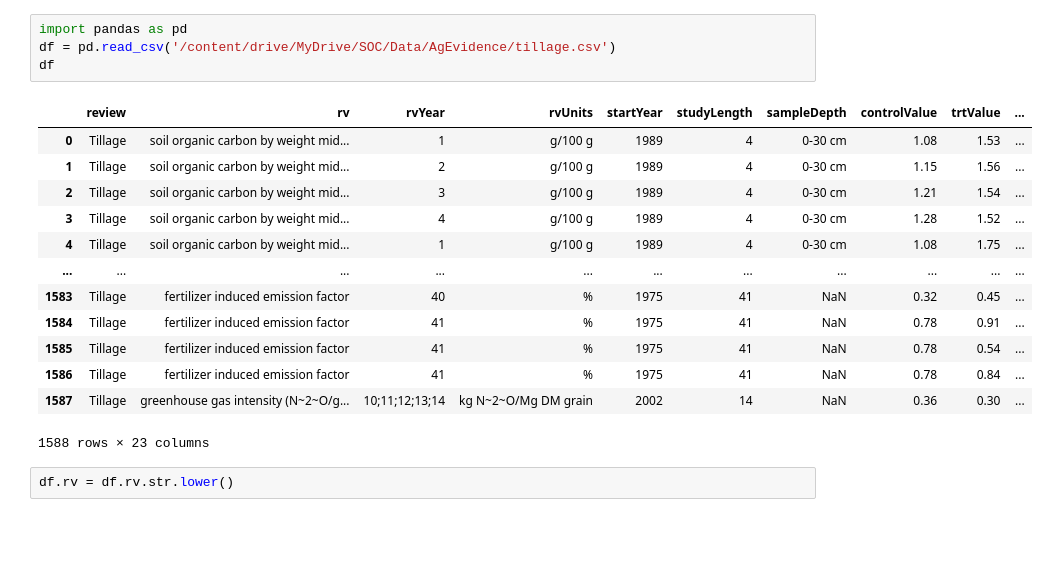
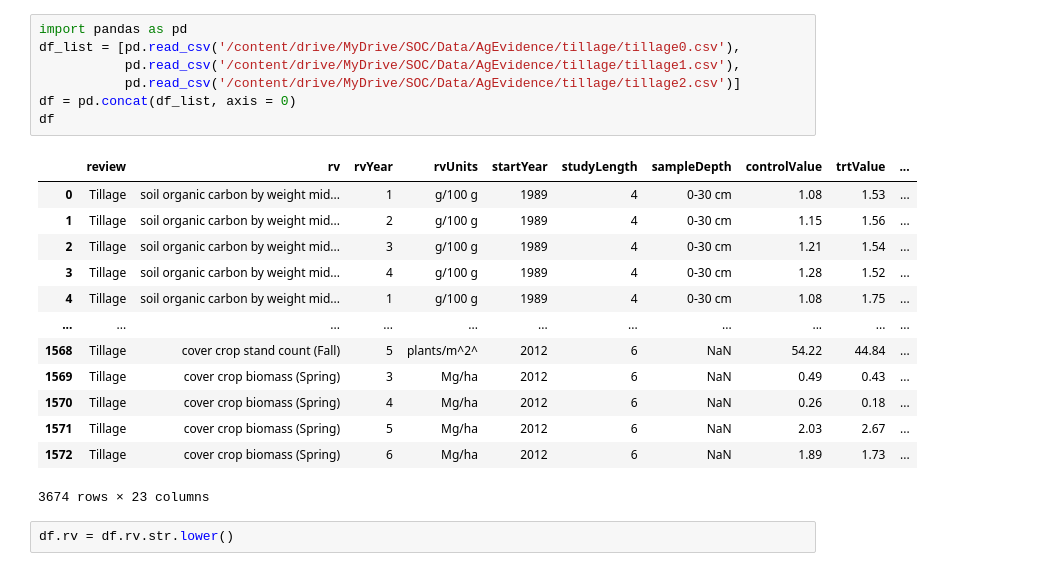
Before and after one commit to sumitbahl/SOCPrediction, a Jupyter notebook: TillagePrediction.ipynb, the cells around one changed output. Cells and saved outputs as stored; diff of their text form; blank space fills up the shorter version.

```diff
--- a/TillagePrediction.ipynb
+++ b/TillagePrediction.ipynb
@@ -1,21 +1,24 @@
 # %%
 import pandas as pd
-df = pd.read_csv('/content/drive/MyDrive/SOC/Data/AgEvidence/tillage.csv')
+df_list = [pd.read_csv('/content/drive/MyDrive/SOC/Data/AgEvidence/tillage/tillage0.csv'),
+           pd.read_csv('/content/drive/MyDrive/SOC/Data/AgEvidence/tillage/tillage1.csv'),
+           pd.read_csv('/content/drive/MyDrive/SOC/Data/AgEvidence/tillage/tillage2.csv')]
+df = pd.concat(df_list, axis = 0)
 df
 # %% [output]
 |  | review | rv | rvYear | rvUnits | startYear | studyLength | sampleDepth | controlValue | trtValue | ... |
 | 0 | Tillage | soil organic carbon by weight mid... | 1 | g/100 g | 1989 | 4 | 0-30 cm | 1.08 | 1.53 | ... |
 | 1 | Tillage | soil organic carbon by weight mid... | 2 | g/100 g | 1989 | 4 | 0-30 cm | 1.15 | 1.56 | ... |
 | 2 | Tillage | soil organic carbon by weight mid... | 3 | g/100 g | 1989 | 4 | 0-30 cm | 1.21 | 1.54 | ... |
 | 3 | Tillage | soil organic carbon by weight mid... | 4 | g/100 g | 1989 | 4 | 0-30 cm | 1.28 | 1.52 | ... |
 | 4 | Tillage | soil organic carbon by weight mid... | 1 | g/100 g | 1989 | 4 | 0-30 cm | 1.08 | 1.75 | ... |
 | ... | ... | ... | ... | ... | ... | ... | ... | ... | ... | ... |
-| 1583 | Tillage | fertilizer induced emission factor | 40 | % | 1975 | 41 | NaN | 0.32 | 0.45 | ... |
-| 1584 | Tillage | fertilizer induced emission factor | 41 | % | 1975 | 41 | NaN | 0.78 | 0.91 | ... |
-| 1585 | Tillage | fertilizer induced emission factor | 41 | % | 1975 | 41 | NaN | 0.78 | 0.54 | ... |
-| 1586 | Tillage | fertilizer induced emission factor | 41 | % | 1975 | 41 | NaN | 0.78 | 0.84 | ... |
-| 1587 | Tillage | greenhouse gas intensity (N~2~O/g... | 10;11;12;13;14 | kg N~2~O/Mg DM grain | 2002 | 14 | NaN | 0.36 | 0.30 | ... |
+| 1568 | Tillage | cover crop stand count (Fall) | 5 | plants/m^2^ | 2012 | 6 | NaN | 54.22 | 44.84 | ... |
+| 1569 | Tillage | cover crop biomass (Spring) | 3 | Mg/ha | 2012 | 6 | NaN | 0.49 | 0.43 | ... |
+| 1570 | Tillage | cover crop biomass (Spring) | 4 | Mg/ha | 2012 | 6 | NaN | 0.26 | 0.18 | ... |
+| 1571 | Tillage | cover crop biomass (Spring) | 5 | Mg/ha | 2012 | 6 | NaN | 2.03 | 2.67 | ... |
+| 1572 | Tillage | cover crop biomass (Spring) | 6 | Mg/ha | 2012 | 6 | NaN | 1.89 | 1.73 | ... |
-1588 rows × 23 columns
+3674 rows × 23 columns
 # %%
 df.rv = df.rv.str.lower()
 # %%
```
Also changed, not shown: parts of 1 cell of this notebook.
